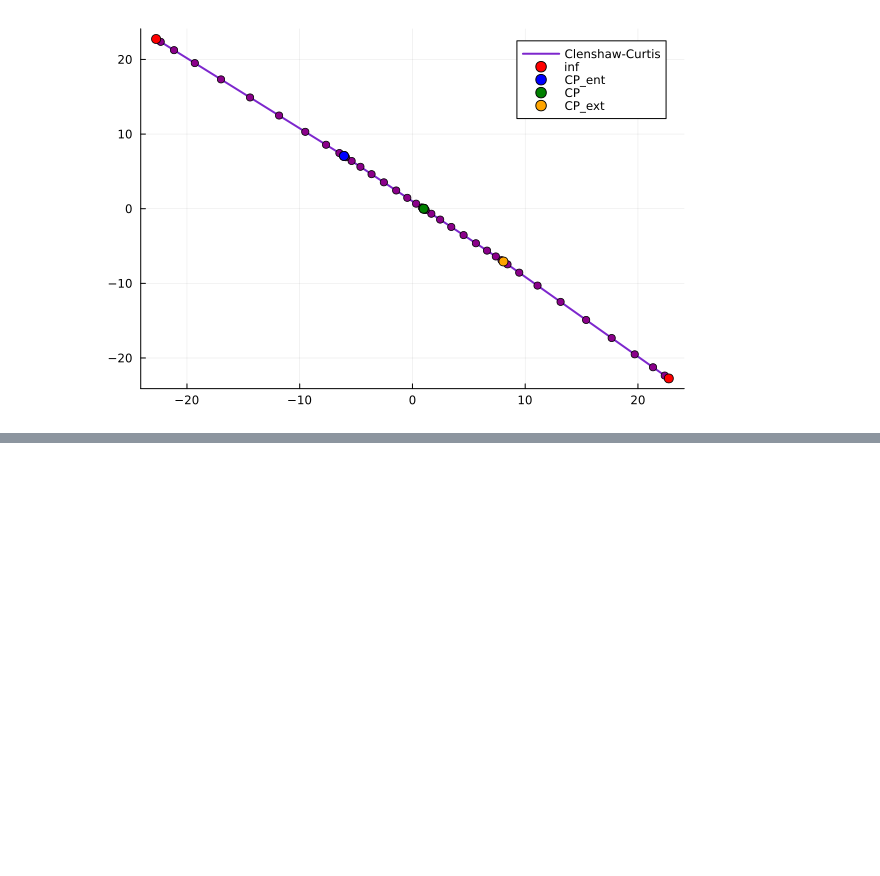
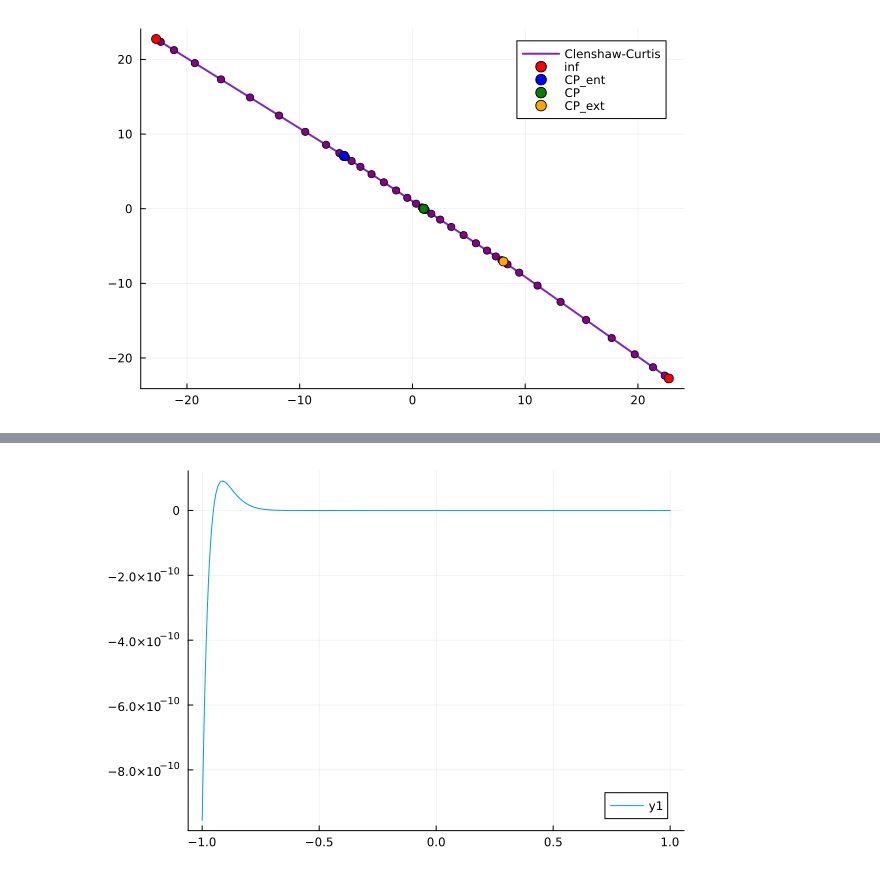
Before and after one commit to WietseVaes/NUTM-timestep, a Jupyter notebook: Memos/special_f.ipynb, the cells around one changed output, grey strips where cells are left out. Saved outputs shown, nothing was run; the diff lists cells and outputs as text; code cells hidden in the pictures; blank space fills up the shorter version.

```diff
--- a/Memos/special_f.ipynb
+++ b/Memos/special_f.ipynb
@@ -331,7 +332,7 @@ function fpath_maker(path,cate)
     funcs = [];
     Dfuncs = [];
     for i1 = 1:length(path)
-        push!(meth, "Clenshaw-Curtis")
+        push!(meth, "Legendre")
         xgrid = path[i1];
 
         push!(funcs, t -> pwlinf_maker(t,t_vals[i1:(i1+1)],path[i1],meth[i1]))
@@ -668,0 +620,12 @@ funt(x,t)|>display
+# %%
+using SpecialFunctions
+include("..\\Code_jail\\Cheb.jl")
+x = -1:.001:1
+w = [1]
+N = 500;
+m = -1;
+t = 0.01
+funt = x -> SpecialFunction(w, x, t, m, N);
+plot(x,real.(funt.(x))/(2*pi)+erfc.(x ./ (2*sqrt(t)))/2)|>display
+# %% [output]
+[figure, added]
```
Also changed, not shown: parts of 11 cells of this notebook, 1 other file.
